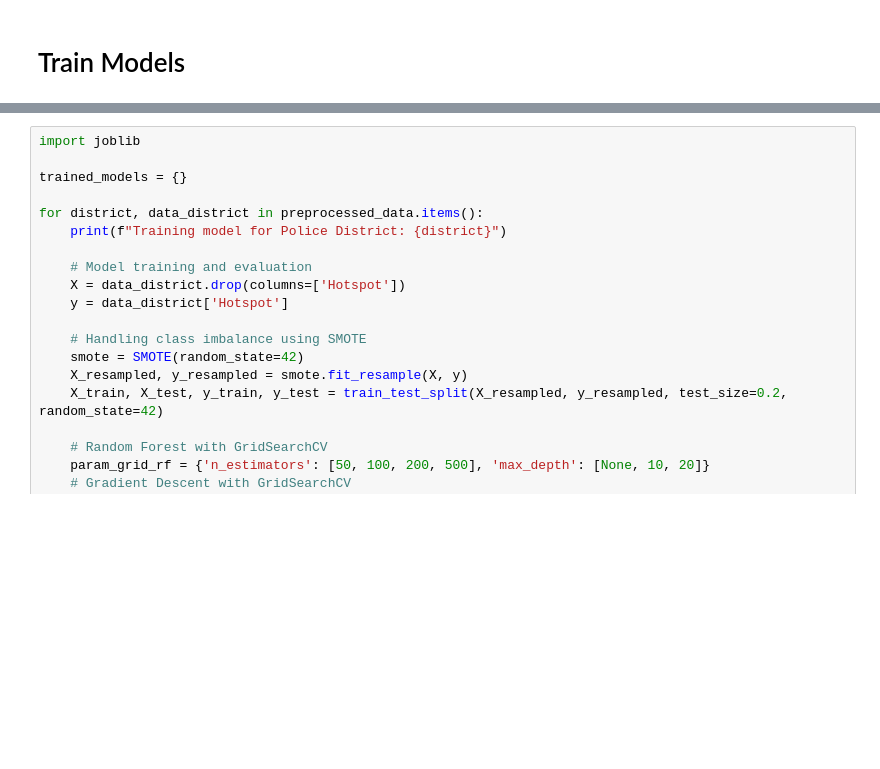
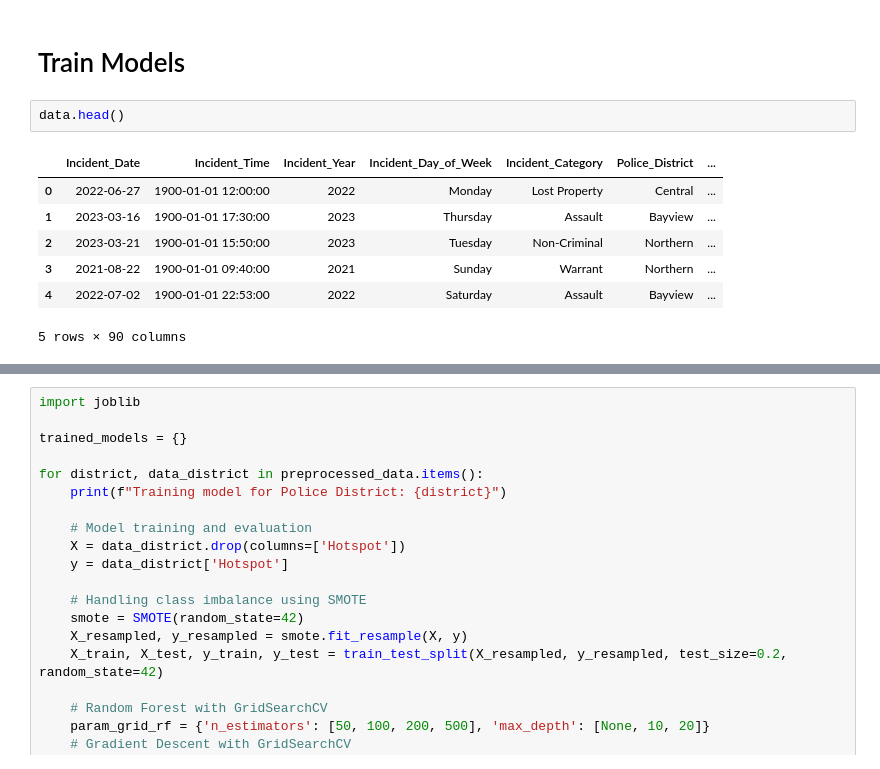
Before and after one commit to mvoutov/ieor142-ml, a Jupyter notebook: crime_hot_spots.ipynb, the cells around one changed output, grey strips where cells are left out. Saved outputs shown, nothing was run; the diff lists cells and outputs as text; blank space fills up the shorter version.

```diff
--- a/crime_hot_spots.ipynb
+++ b/crime_hot_spots.ipynb
@@ -80,3 +80,13 @@ Preprocessing data for Police District: Ingleside
 Preprocessing data for Police District: Out of SF
 # %% [markdown]
 # Train Models
+# %%
+data.head()
+# %% [output]
+|  | Incident_Date | Incident_Time | Incident_Year | Incident_Day_of_Week | Incident_Category | Police_District | ... |
+| 0 | 2022-06-27 | 1900-01-01 12:00:00 | 2022 | Monday | Lost Property | Central | ... |
+| 1 | 2023-03-16 | 1900-01-01 17:30:00 | 2023 | Thursday | Assault | Bayview | ... |
+| 2 | 2023-03-21 | 1900-01-01 15:50:00 | 2023 | Tuesday | Non-Criminal | Northern | ... |
+| 3 | 2021-08-22 | 1900-01-01 09:40:00 | 2021 | Sunday | Warrant | Northern | ... |
+| 4 | 2022-07-02 | 1900-01-01 22:53:00 | 2022 | Saturday | Assault | Bayview | ... |
+5 rows × 90 columns
```
Also changed, not shown: parts of 3 cells of this notebook, 1 other file.
